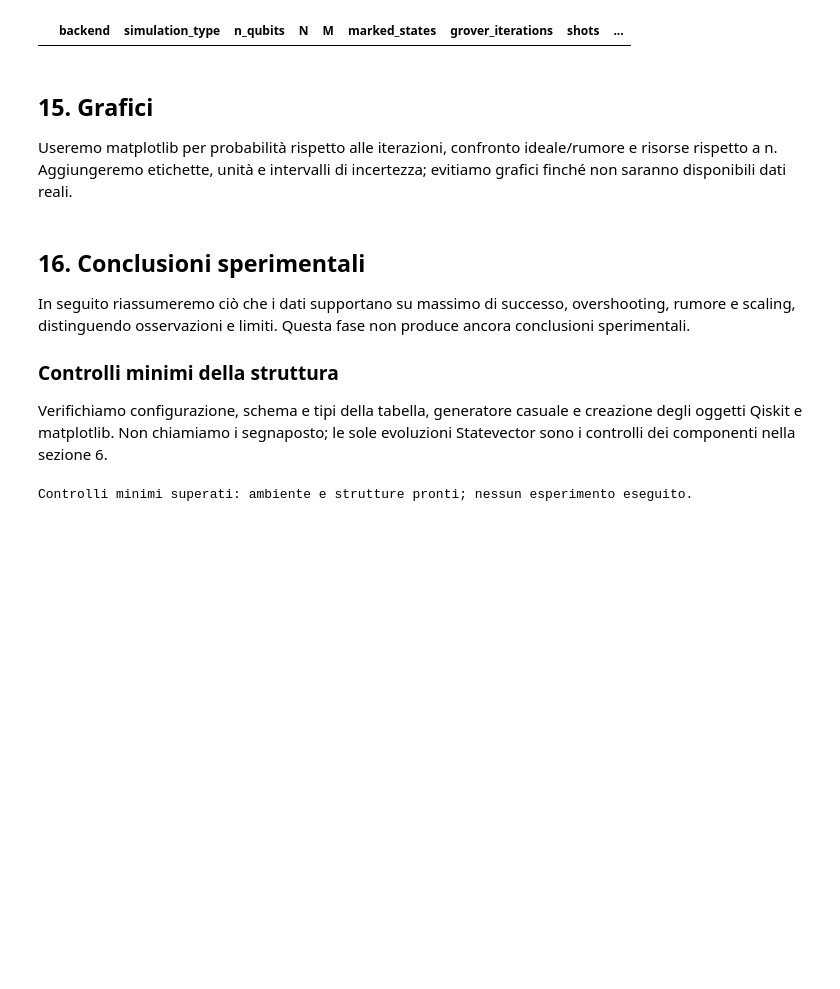
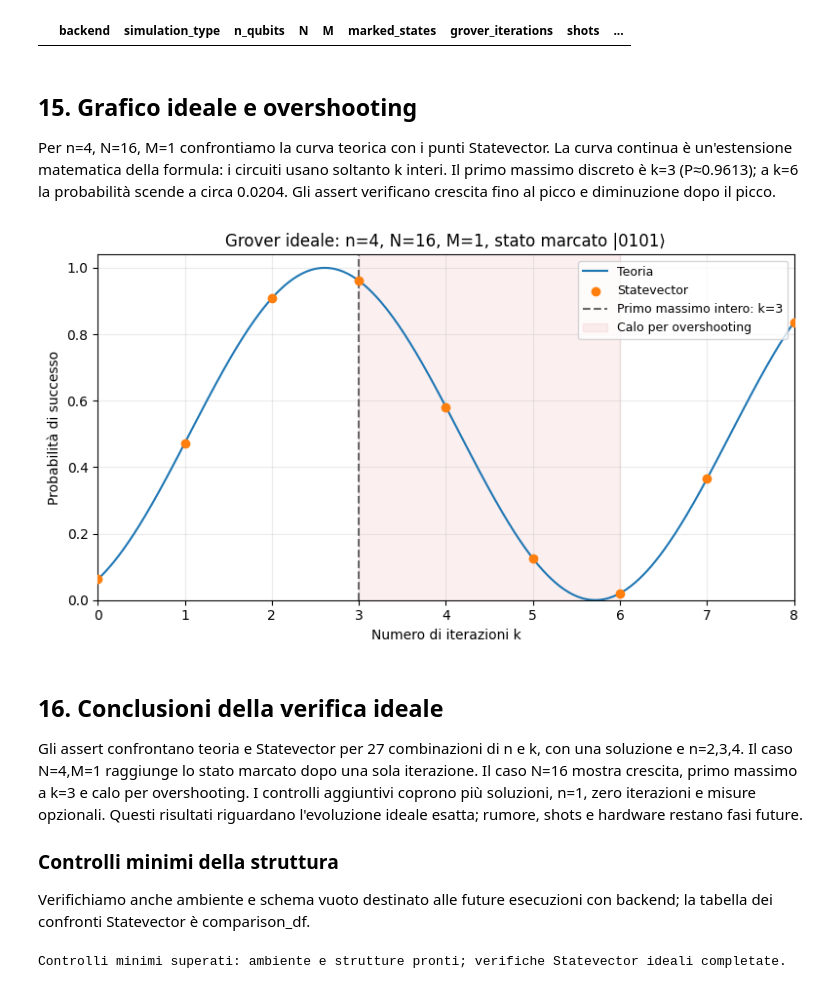
Before and after one commit to Pier2690/QuantumComputing, a Jupyter notebook: Grover.ipynb, the cells around one changed output. Cells and saved outputs as stored; diff of their text form; code cells hidden in the pictures; blank space fills up the shorter version.

```diff
--- a/Grover.ipynb
+++ b/Grover.ipynb
@@ -382,14 +551,47 @@ results_df
 # %% [output]
 |  | backend | simulation_type | n_qubits | N | M | marked_states | grover_iterations | shots | ... |
 # %% [markdown]
-## 15. Grafici
-Useremo matplotlib per probabilità rispetto alle iterazioni, confronto ideale/rumore e risorse rispetto a n. Aggiungeremo etichette, unità e intervalli di incertezza; evitiamo grafici finché non saranno disponibili dati reali.
+## 15. Grafico ideale e overshooting
+Per n=4, N=16, M=1 confrontiamo la curva teorica con i punti Statevector.
+La curva continua è un'estensione matematica della formula: i circuiti usano soltanto k interi.
+Il primo massimo discreto è k=3 (P≈0.9613); a k=6 la probabilità scende a circa 0.0204.
+Gli assert verificano crescita fino al picco e diminuzione dopo il picco.
+# %%
+overshooting_df = comparison_df.query("n == 4").sort_values("k")
+k_opt = optimal_grover_iterations(16, 1)
+assert k_opt == 3
+probabilities = overshooting_df.statevector_probability.to_numpy()
+assert np.all(np.diff(probabilities[:k_opt + 1]) > 0)
+assert np.all(np.diff(probabilities[k_opt:7]) < 0)
+assert probabilities[k_opt] > 0.95 and probabilities[6] < 0.03
+k_curve = np.linspace(0, 8, 500)
+p_curve = np.sin((2 * k_curve + 1) * grover_theta(16, 1)) ** 2
+fig, ax = plt.subplots(figsize=(8, 4.5))
+ax.plot(k_curve, p_curve, label="Teoria", color="tab:blue")
+ax.scatter(overshooting_df.k, probabilities, label="Statevector", color="tab:orange", zorder=3)
+ax.axvline(k_opt, linestyle="--", color="0.4", label=f"Primo massimo intero: k={k_opt}")
+ax.axvspan(k_opt, 6, color="tab:red", alpha=0.07, label="Calo per overshooting")
+ax.set(xlabel="Numero di iterazioni k", ylabel="Probabilità di successo",
+       title="Grover ideale: n=4, N=16, M=1, stato marcato |0101⟩",
+       xlim=(0, 8), ylim=(0, 1.04), xticks=range(9))
+ax.grid(alpha=0.25)
+ax.legend(loc="upper right", fontsize=9)
+fig.tight_layout()
+display(fig)
+plt.close(fig)
+# %% [output]
+[figure, added]
 # %% [markdown]
-## 16. Conclusioni sperimentali
-In seguito riassumeremo ciò che i dati supportano su massimo di successo, overshooting, rumore e scaling, distinguendo osservazioni e limiti. Questa fase non produce ancora conclusioni sperimentali.
+## 16. Conclusioni della verifica ideale
+Gli assert confrontano teoria e Statevector per 27 combinazioni di n e k, con una soluzione
+e n=2,3,4. Il caso N=4,M=1 raggiunge lo stato marcato dopo una sola iterazione.
+Il caso N=16 mostra crescita, primo massimo a k=3 e calo per overshooting.
+I controlli aggiuntivi coprono più soluzioni, n=1, zero iterazioni e misure opzionali.
+Questi risultati riguardano l'evoluzione ideale esatta; rumore, shots e hardware restano fasi future.
 
 ### Controlli minimi della struttura
-Verifichiamo configurazione, schema e tipi della tabella, generatore casuale e creazione degli oggetti Qiskit e matplotlib. Non chiamiamo i segnaposto; le sole evoluzioni Statevector sono i controlli dei componenti nella sezione 6.
+Verifichiamo anche ambiente e schema vuoto destinato alle future esecuzioni con backend;
+la tabella dei confronti Statevector è comparison_df.
 # %%
 assert SHOTS_DEFAULT > 0
 assert all(isinstance(n, int) and n > 0 for n in N_VALUES)
@@ -407,6 +609,6 @@ assert QuantumCircuit(N_QUBITS_DEFAULT).num_qubits == N_QUBITS_DEFAULT
 assert make_ideal_backend().options.seed_simulator == RANDOM_SEED
 fig = plt.figure()
 plt.close(fig)
-print("Controlli minimi superati: ambiente e strutture pronti; nessun esperimento eseguito.")
+print("Controlli minimi superati: ambiente e strutture pronti; verifiche Statevector ideali completate.")
 # %% [output]
-Controlli minimi superati: ambiente e strutture pronti; nessun esperimento eseguito.
+Controlli minimi superati: ambiente e strutture pronti; verifiche Statevector ideali completate.
```
Also changed, not shown: parts of 8 cells of this notebook.
